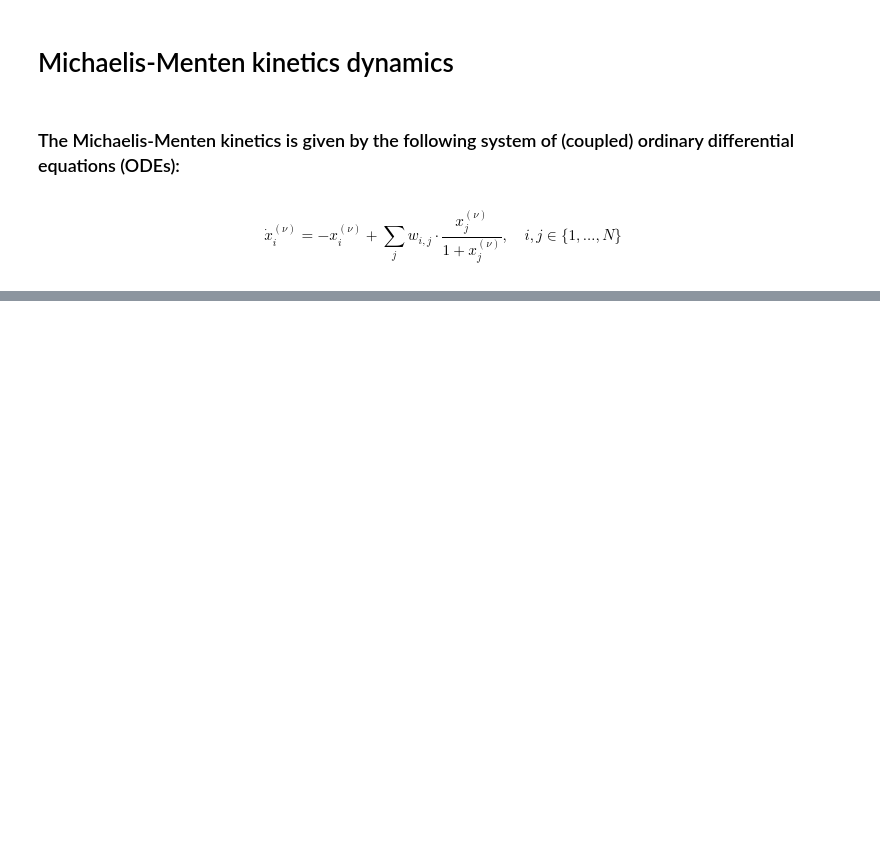
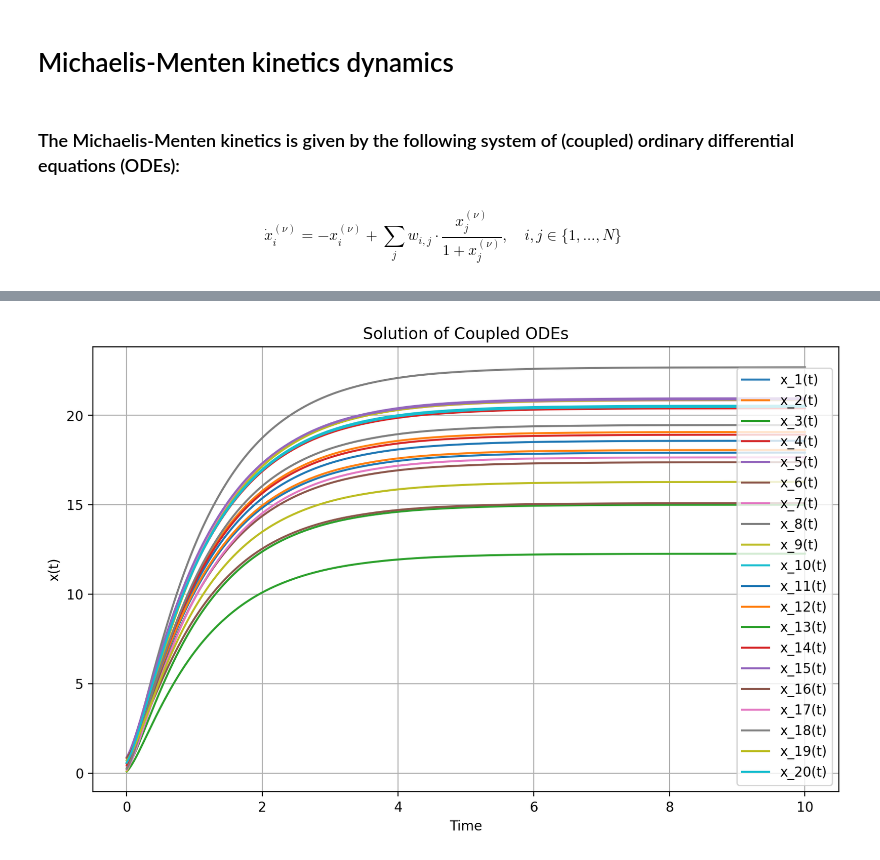
Before and after one commit to GalD101/GCL_Tool_BIU, a Jupyter notebook: Python/synthetic_data.ipynb, the cells around one changed output, grey strips where cells are left out. Drawn from its saved outputs; the diff is of its cells as text; code cells hidden in the pictures; blank space fills up the shorter version.

```diff
--- a/Python/synthetic_data.ipynb
+++ b/Python/synthetic_data.ipynb
@@ -49,0 +83,10 @@ plt.show()
+# %%
+# Plotting the result matrix as a function of time
+plt.figure(figsize=(10, 6))
+for i in range(result.shape[1]):
+    plt.plot(t, result[:, i], label=f'Column {i+1}')
+
+plt.xlabel('Time')
+plt.ylabel('Result')
+plt.title('Result Matrix as a Function of Time')
+plt.show()
@@ -49,0 +209,42 @@ plt.show()
+# %%
+def coupled_odes(t, x, w):
+    N = len(x)
+    dx_dt = np.zeros(N)
+    for i in range(N):
+        dx_dt[i] = -x[i] + sum(w[i, j] * x[j] / (1 + x[j]) for j in range(N))
+    return dx_dt
+
+def solve_coupled_odes(w, x0, t_span, t_eval):
+    N = len(x0)
+
+    solution = solve_ivp(
+        fun=lambda t, x: coupled_odes(t, x, w),
+        t_span=t_span,
+        y0=x0,
+        t_eval=t_eval,
+        method='RK45'  # You can change this to other methods if needed
+    )
+
+    return solution
+
+# Example usage
+N = 20  # Number of coupled ODEs
+w = np.random.uniform(0, 2, (N, N))  # Example weight matrix
+x0 = np.random.rand(N)  # Initial conditions
+t_span = (0, 100)  # Time span for integration
+t_eval = np.linspace(0, 10, 1000)  # Time points at which to evaluate the solution
+
+solution = solve_coupled_odes(w, x0, t_span, t_eval)
+
+# Plotting the results
+plt.figure(figsize=(10, 6))
+for i in range(N):
+    plt.plot(solution.t, solution.y[i], label=f'x_{i+1}(t)')
+plt.xlabel('Time')
+plt.ylabel('x(t)')
+plt.title('Solution of Coupled ODEs')
+plt.legend()
+plt.grid(True)
+plt.show()
+# %% [output]
+[figure, added]
```
Also changed, not shown: parts of 10 cells of this notebook, 1 other file.
